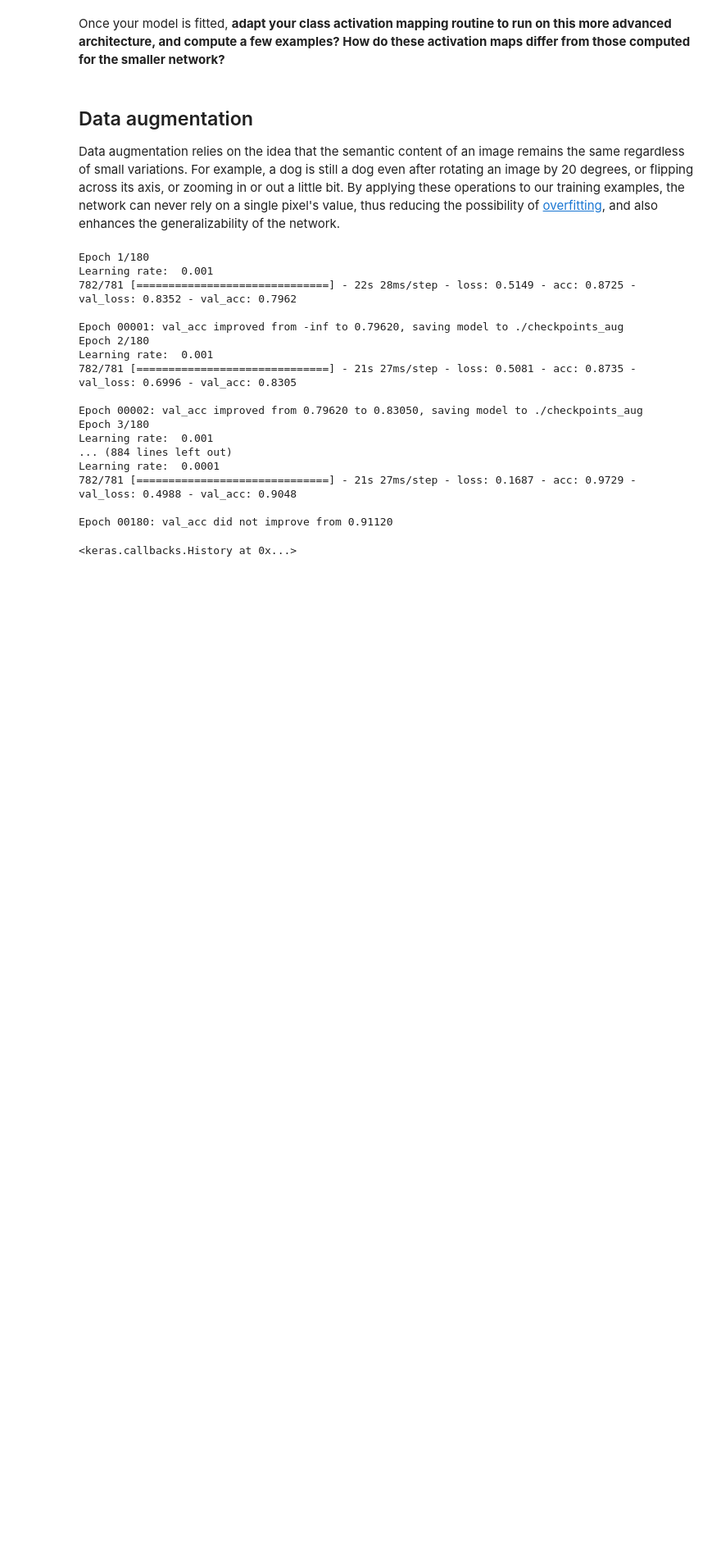
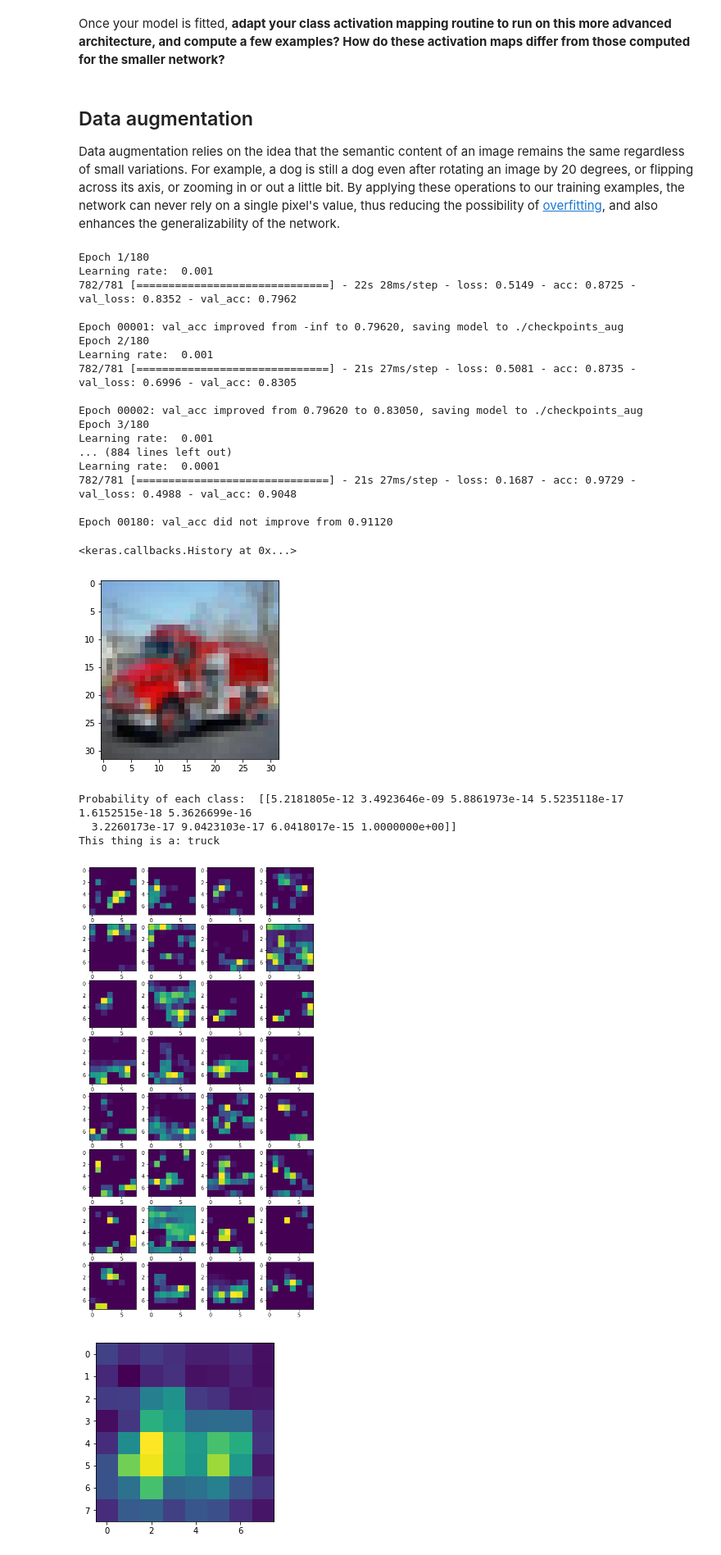
Before and after one commit to frigusgulo/190410_resnet, a Jupyter notebook: Resnet.ipynb, the cells around one changed output. Shown at 82% size. Cells and saved outputs as stored; diff of their text form; code cells hidden in the pictures; blank space fills up the shorter version.

```diff
--- a/Resnet.ipynb
+++ b/Resnet.ipynb
@@ -160,3 +161,5 @@ model.compile(loss='categorical_crossentropy',
+# %%
+model, final_dense = create_resnet_model()
 # %% [markdown]
 While the code as is works, it is *not* the complete architecture given in the figure above.  **Implement the remainder of the network, and train the model for 100 epochs.** The complete architecture has quite a few parameters, so you'll definitely want to use a GPU, i.e. run it on the cluster (reference the job script included in this repo).
 
@@ -293,3 +296,49 @@ Learning rate:  0.0001
 
 Epoch 00180: val_acc did not improve from 0.91120
 <keras.callbacks.History at 0x...>
+# %%
+model, final_dense = create_resnet_model("./checkpoints_aug", True)
+# %%
+import matplotlib.pyplot as plt
+
+idx = np.random.randint(0,len(x_train))
+img = x_train[idx]
+last_conv, probs = model.predict(img.reshape((1,32,32,3)))
+
+plt.imshow(img)
+plt.show()
+
+fig,axs = plt.subplots(nrows=8,ncols=4,figsize=(8,16))
+for j,r in enumerate(axs):
+    for i,ax in enumerate(r):
+        ax.imshow(last_conv[0,:,:,4*j + i])
+
+print('Probability of each class: ',probs)
+
+# Make a prediction by taking the argmax of the probabilities
+pred = np.argmax(probs)
+print('This thing is a: '+ labels[pred])
+plt.show()
+
+weights = final_dense.get_weights()[0][:,pred]
+fmaps = np.array([last_conv[0, :, :, i] for i in range(last_conv.shape[3])])
+
+cam = np.zeros(last_conv.shape[1:3])
+for m, w in zip(fmaps, weights):
+    cam += m * w
+plt.imshow(cam)
+plt.show()
+
+import scipy.ndimage as snd
+cam_upscaled = snd.zoom(cam, 4)
+print(cam.shape, cam_upscaled.shape)
+
+plt.imshow(x_train[idx])
+plt.imshow(cam_upscaled, alpha=0.3, cmap=plt.cm.jet)
+# %% [output]
+[figure, added]
+Probability of each class:  [[5.2181805e-12 3.4923646e-09 5.8861973e-14 5.5235118e-17 1.6152515e-18 5.3626699e-16
+  3.2260173e-17 9.0423103e-17 6.0418017e-15 1.0000000e+00]]
+This thing is a: truck
+[figure, added]
+[figure, added]
```
Also changed, not shown: parts of 5 cells of this notebook.
